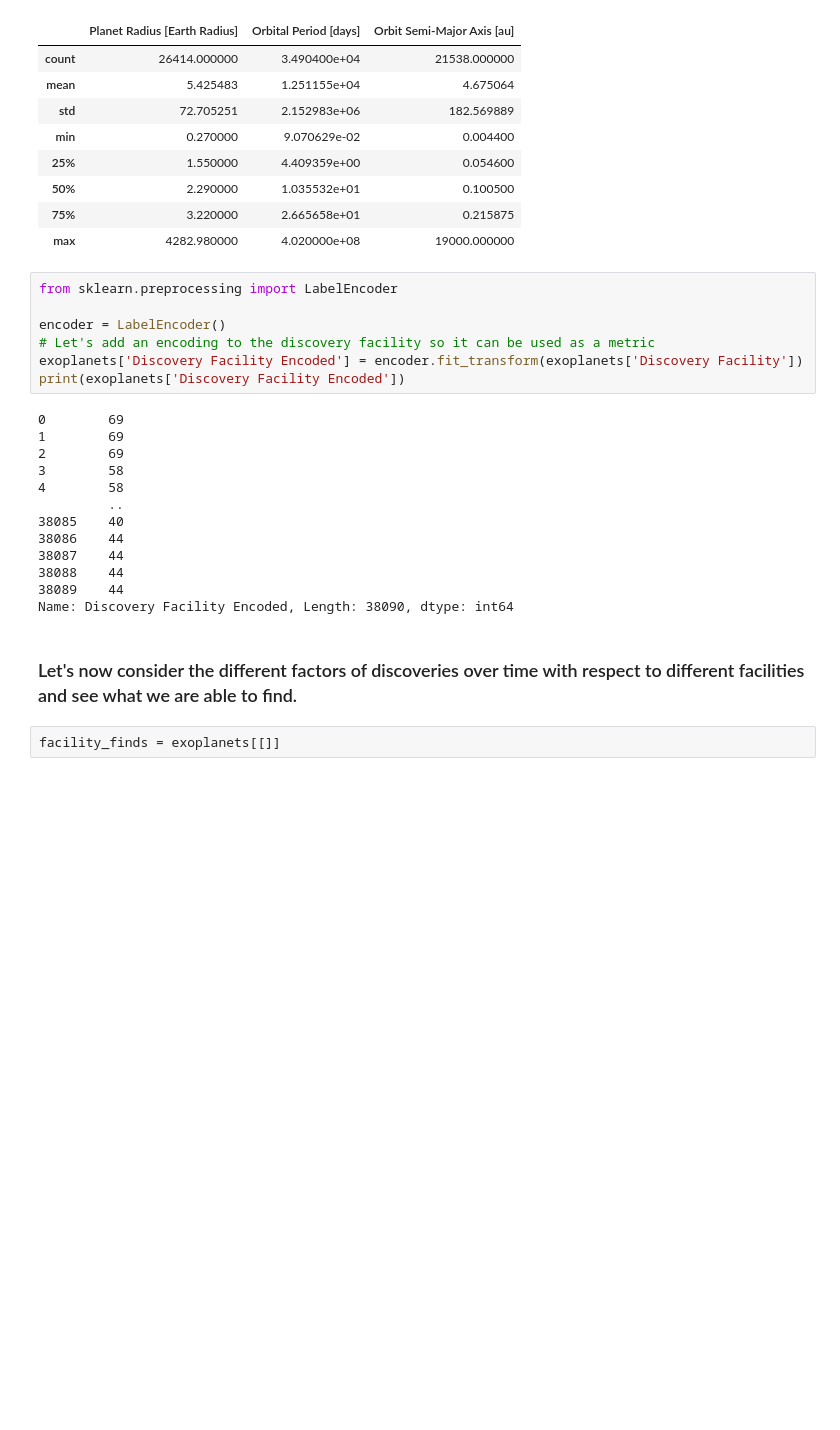
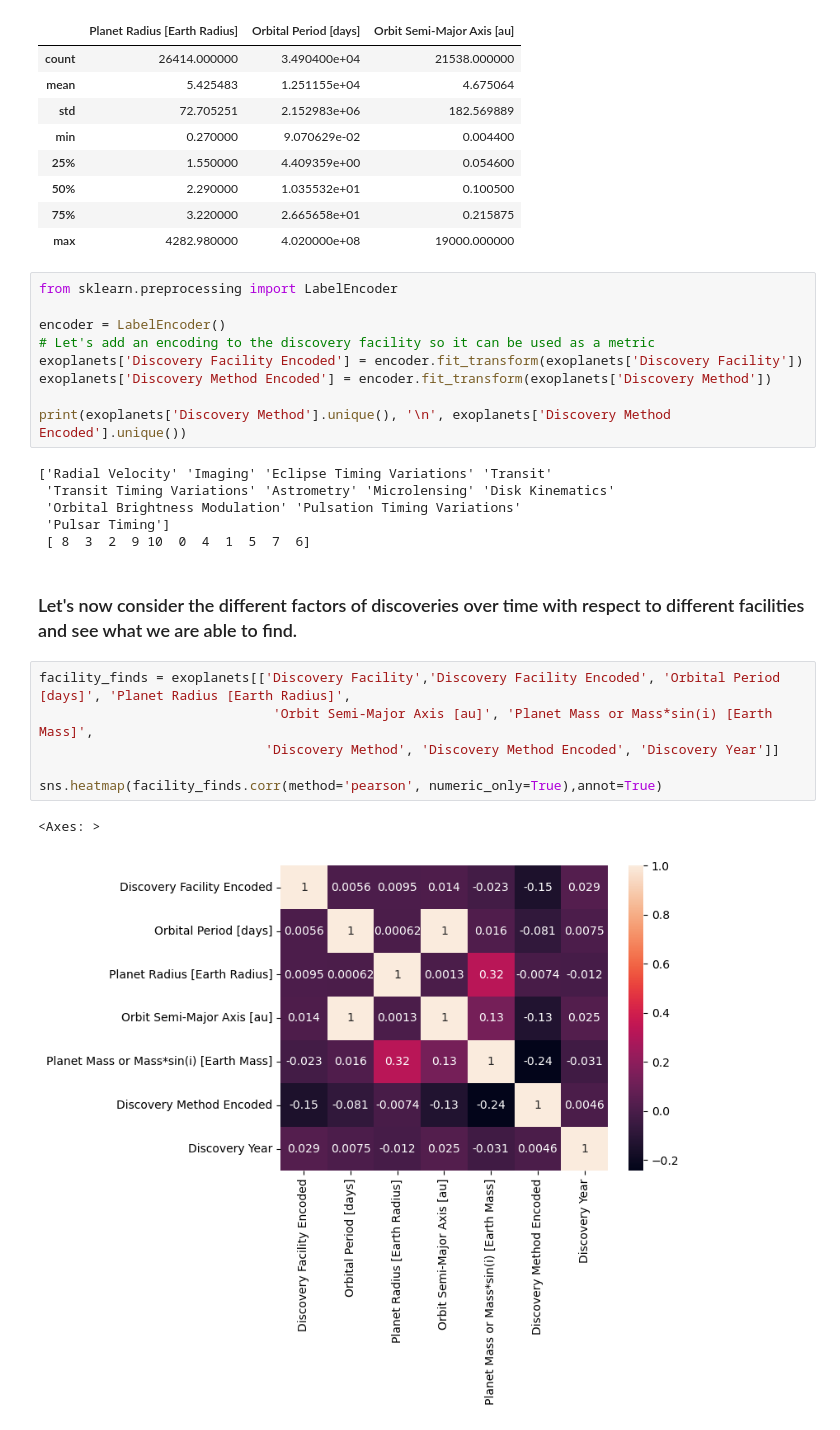
Before and after one commit to joshstantoncodes/Exoplanet-Exploration-Through-Data-Mining, a Jupyter notebook: exoplanetMining.ipynb, the cells around one changed output. Drawn from its saved outputs; the diff is of its cells as text; blank space fills up the shorter version.

```diff
--- a/exoplanetMining.ipynb
+++ b/exoplanetMining.ipynb
@@ -240,21 +235,23 @@ from sklearn.preprocessing import LabelEncoder
 encoder = LabelEncoder()
 # Let's add an encoding to the discovery facility so it can be used as a metric
 exoplanets['Discovery Facility Encoded'] = encoder.fit_transform(exoplanets['Discovery Facility'])
-print(exoplanets['Discovery Facility Encoded'])
+exoplanets['Discovery Method Encoded'] = encoder.fit_transform(exoplanets['Discovery Method'])
+
+print(exoplanets['Discovery Method'].unique(), '\n', exoplanets['Discovery Method Encoded'].unique())
 # %% [output]
-0        69
-1        69
-2        69
-3        58
-4        58
-         ..
-38085    40
-38086    44
-38087    44
-38088    44
-38089    44
-Name: Discovery Facility Encoded, Length: 38090, dtype: int64
+['Radial Velocity' 'Imaging' 'Eclipse Timing Variations' 'Transit'
+ 'Transit Timing Variations' 'Astrometry' 'Microlensing' 'Disk Kinematics'
+ 'Orbital Brightness Modulation' 'Pulsation Timing Variations'
+ 'Pulsar Timing']
+ [ 8  3  2  9 10  0  4  1  5  7  6]
 # %% [markdown]
 ### Let's now consider the different factors of discoveries over time with respect to different facilities and see what we are able to find.
 # %%
-facility_finds = exoplanets[[]]
+facility_finds = exoplanets[['Discovery Facility','Discovery Facility Encoded', 'Orbital Period [days]', 'Planet Radius [Earth Radius]',
+                              'Orbit Semi-Major Axis [au]', 'Planet Mass or Mass*sin(i) [Earth Mass]',
+                             'Discovery Method', 'Discovery Method Encoded', 'Discovery Year']]
+
+sns.heatmap(facility_finds.corr(method='pearson', numeric_only=True),annot=True)
+# %% [output]
+<Axes: >
+[figure, added]
```
Also changed, not shown: parts of 5 cells of this notebook.
